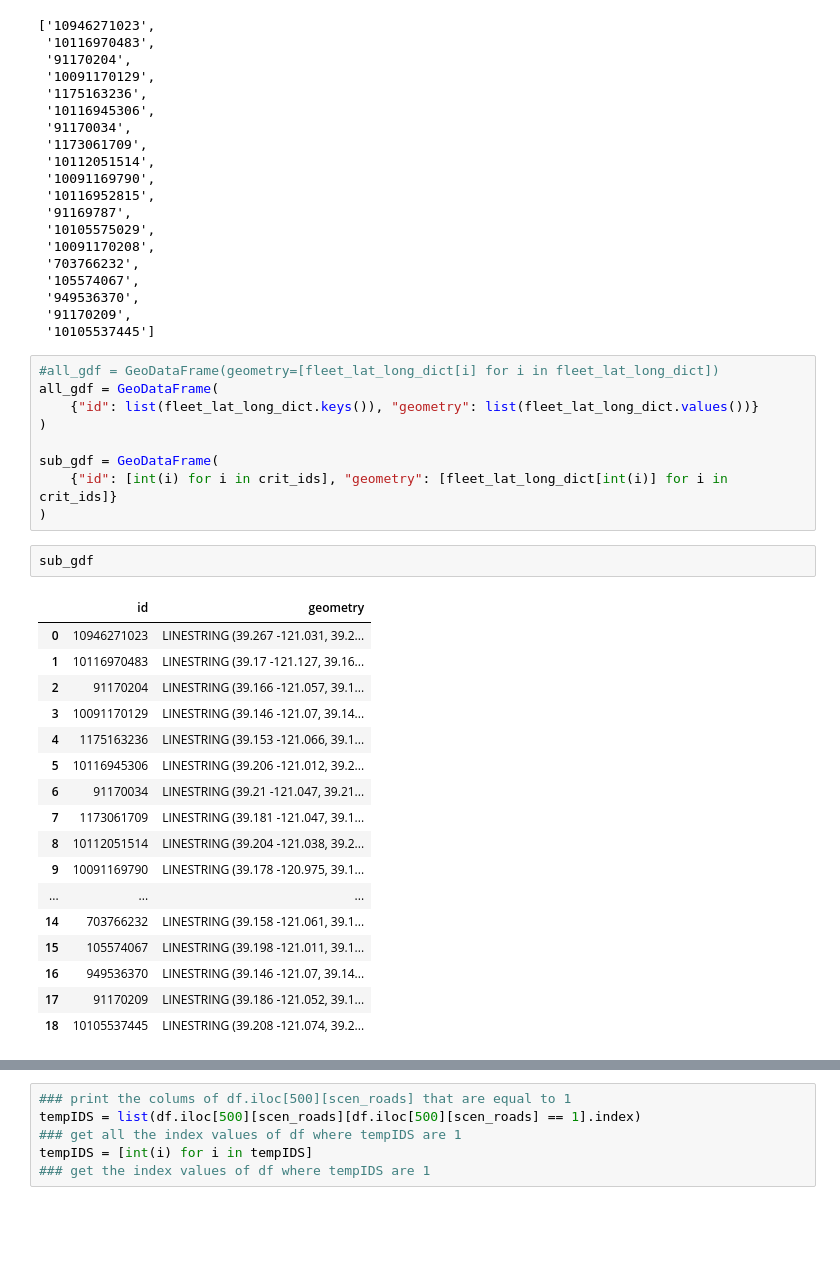
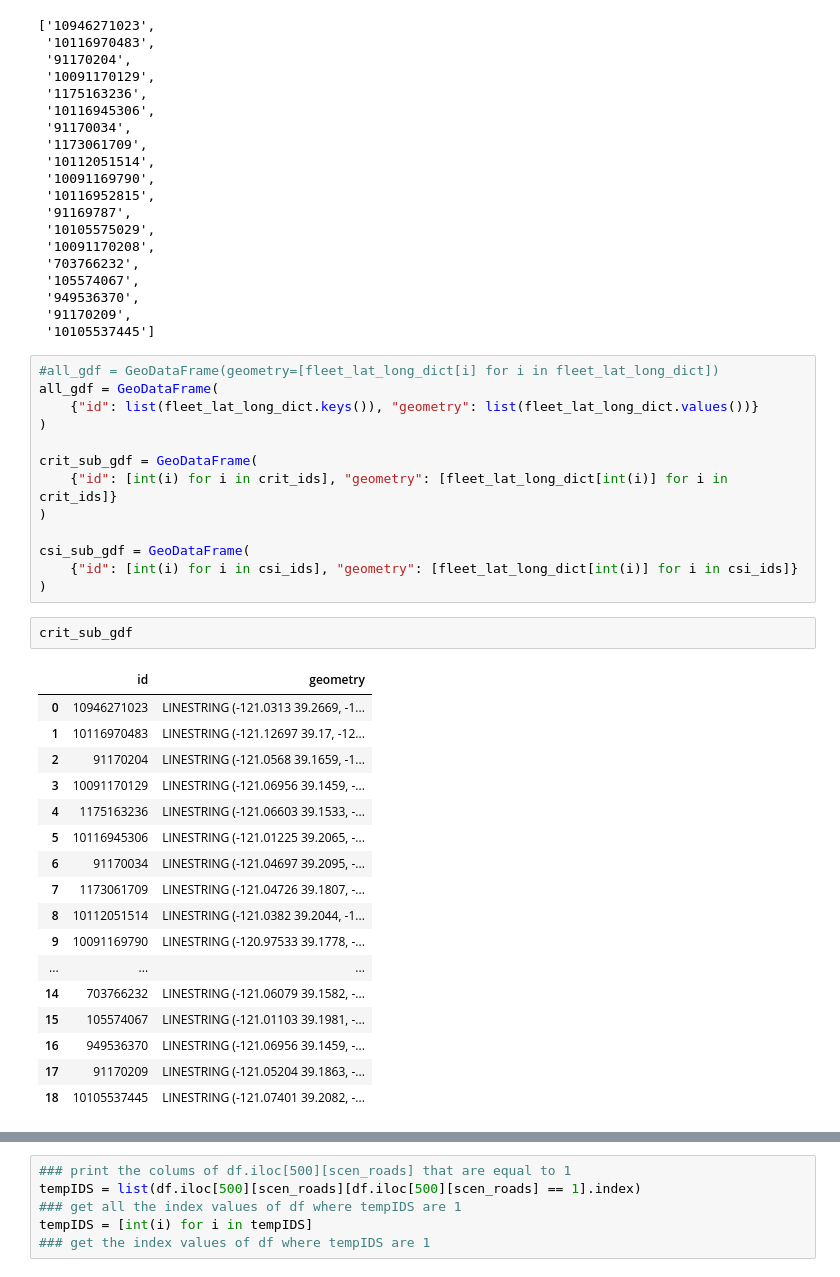
Before and after one commit to pfoytik/scenarioDiscovery, a Jupyter notebook: publication_surprise.ipynb, the cells around one changed output, grey strips where cells are left out. Cells and saved outputs as stored; diff of their text form; blank space fills up the shorter version.

```diff
--- a/publication_surprise.ipynb
+++ b/publication_surprise.ipynb
@@ -898,26 +903,30 @@ all_gdf = GeoDataFrame(
     {"id": list(fleet_lat_long_dict.keys()), "geometry": list(fleet_lat_long_dict.values())}
 )
 
-sub_gdf = GeoDataFrame(
+crit_sub_gdf = GeoDataFrame(
     {"id": [int(i) for i in crit_ids], "geometry": [fleet_lat_long_dict[int(i)] for i in crit_ids]}
 )
+
+csi_sub_gdf = GeoDataFrame(
+    {"id": [int(i) for i in csi_ids], "geometry": [fleet_lat_long_dict[int(i)] for i in csi_ids]}
+)
-# %%
-sub_gdf
-# %% [output]
-|  | id | geometry |
-| 0 | 10946271023 | LINESTRING (39.267 -121.031, 39.2... |
-| 1 | 10116970483 | LINESTRING (39.17 -121.127, 39.16... |
-| 2 | 91170204 | LINESTRING (39.166 -121.057, 39.1... |
-| 3 | 10091170129 | LINESTRING (39.146 -121.07, 39.14... |
-| 4 | 1175163236 | LINESTRING (39.153 -121.066, 39.1... |
-| 5 | 10116945306 | LINESTRING (39.206 -121.012, 39.2... |
-| 6 | 91170034 | LINESTRING (39.21 -121.047, 39.21... |
-| 7 | 1173061709 | LINESTRING (39.181 -121.047, 39.1... |
-| 8 | 10112051514 | LINESTRING (39.204 -121.038, 39.2... |
-| 9 | 10091169790 | LINESTRING (39.178 -120.975, 39.1... |
-| ... | ... | ... |
-| 14 | 703766232 | LINESTRING (39.158 -121.061, 39.1... |
-| 15 | 105574067 | LINESTRING (39.198 -121.011, 39.1... |
-| 16 | 949536370 | LINESTRING (39.146 -121.07, 39.14... |
-| 17 | 91170209 | LINESTRING (39.186 -121.052, 39.1... |
-| 18 | 10105537445 | LINESTRING (39.208 -121.074, 39.2... |
+# %%
+crit_sub_gdf
+# %% [output]
+|  | id | geometry |
+| 0 | 10946271023 | LINESTRING (-121.0313 39.2669, -1... |
+| 1 | 10116970483 | LINESTRING (-121.12697 39.17, -12... |
+| 2 | 91170204 | LINESTRING (-121.0568 39.1659, -1... |
+| 3 | 10091170129 | LINESTRING (-121.06956 39.1459, -... |
+| 4 | 1175163236 | LINESTRING (-121.06603 39.1533, -... |
+| 5 | 10116945306 | LINESTRING (-121.01225 39.2065, -... |
+| 6 | 91170034 | LINESTRING (-121.04697 39.2095, -... |
+| 7 | 1173061709 | LINESTRING (-121.04726 39.1807, -... |
+| 8 | 10112051514 | LINESTRING (-121.0382 39.2044, -1... |
+| 9 | 10091169790 | LINESTRING (-120.97533 39.1778, -... |
+| ... | ... | ... |
+| 14 | 703766232 | LINESTRING (-121.06079 39.1582, -... |
+| 15 | 105574067 | LINESTRING (-121.01103 39.1981, -... |
+| 16 | 949536370 | LINESTRING (-121.06956 39.1459, -... |
+| 17 | 91170209 | LINESTRING (-121.05204 39.1863, -... |
+| 18 | 10105537445 | LINESTRING (-121.07401 39.2082, -... |
```
Also changed, not shown: parts of 61 cells of this notebook, 2 other files.
